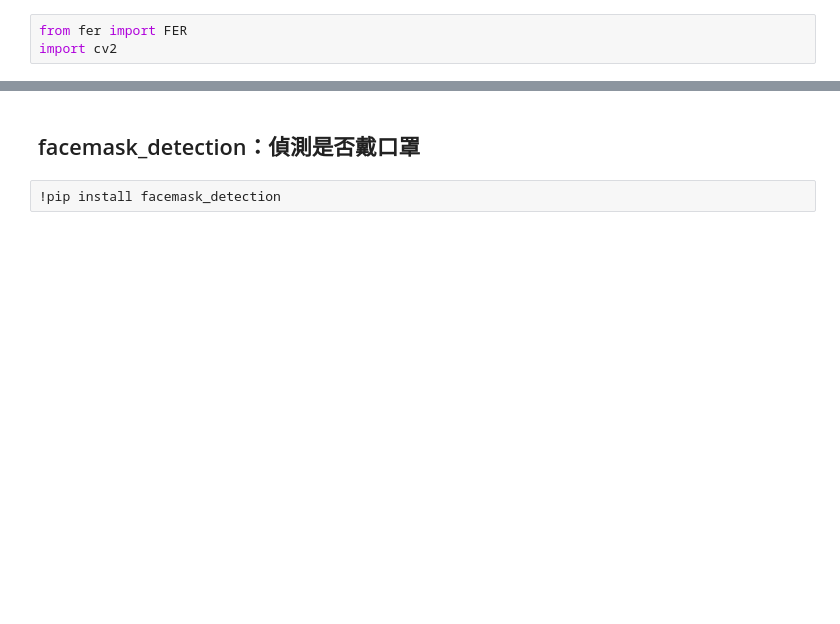
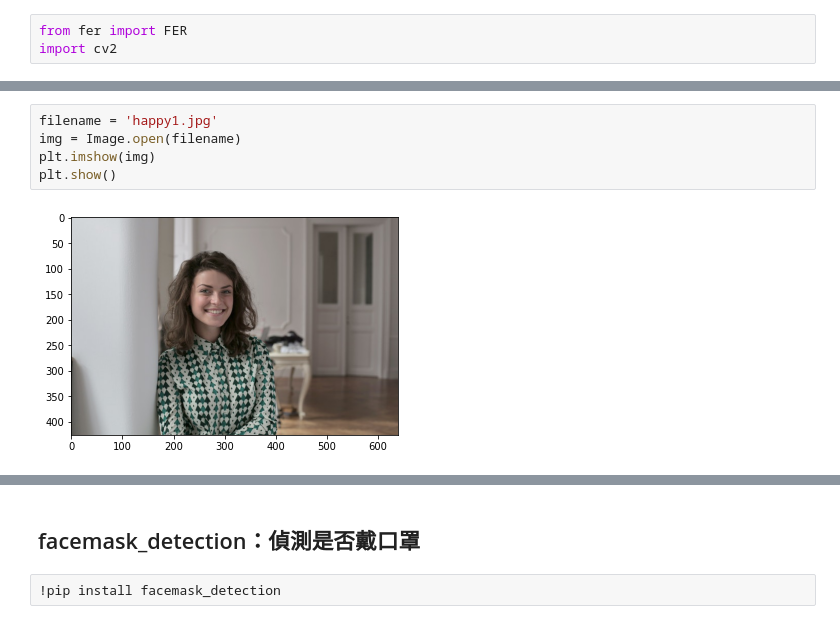
Before and after one commit to ccwu0918/Python_Development_Bible, a Jupyter notebook: ch07/ch07臉部辨識分析.ipynb, the cells around one changed output, grey strips where cells are left out. Cells and saved outputs as stored; diff of their text form; blank space fills up the shorter version.

```diff
--- a/ch07/ch07臉部辨識分析.ipynb
+++ b/ch07/ch07臉部辨識分析.ipynb
@@ -231,3 +263,10 @@ except:
+# %%
+filename = 'happy1.jpg'
+img = Image.open(filename)
+plt.imshow(img)
+plt.show()
+# %% [output]
+[figure, added]
 # %%
 img = cv2.imread("happy1.jpg")
 detector = FER(mtcnn=True)
```
Also changed, not shown: parts of 35 cells of this notebook.
